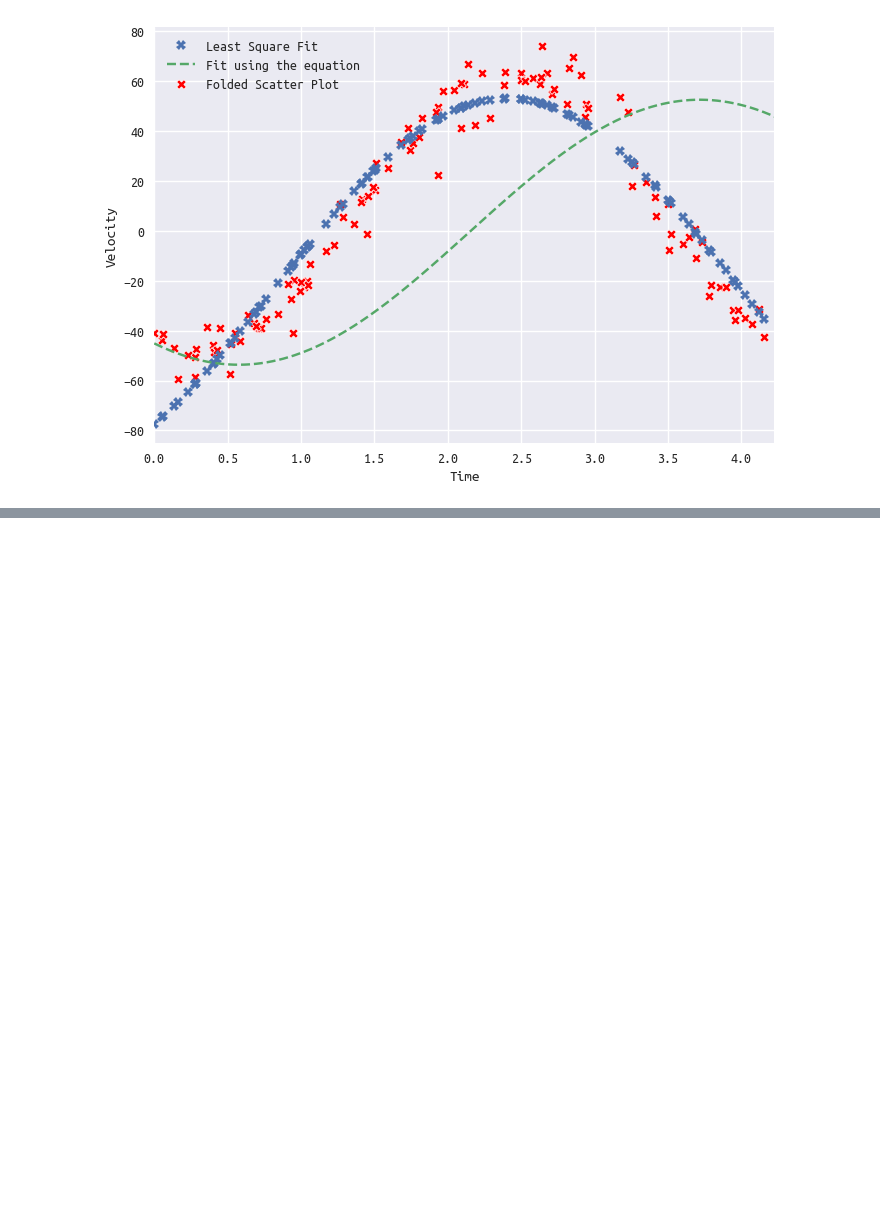
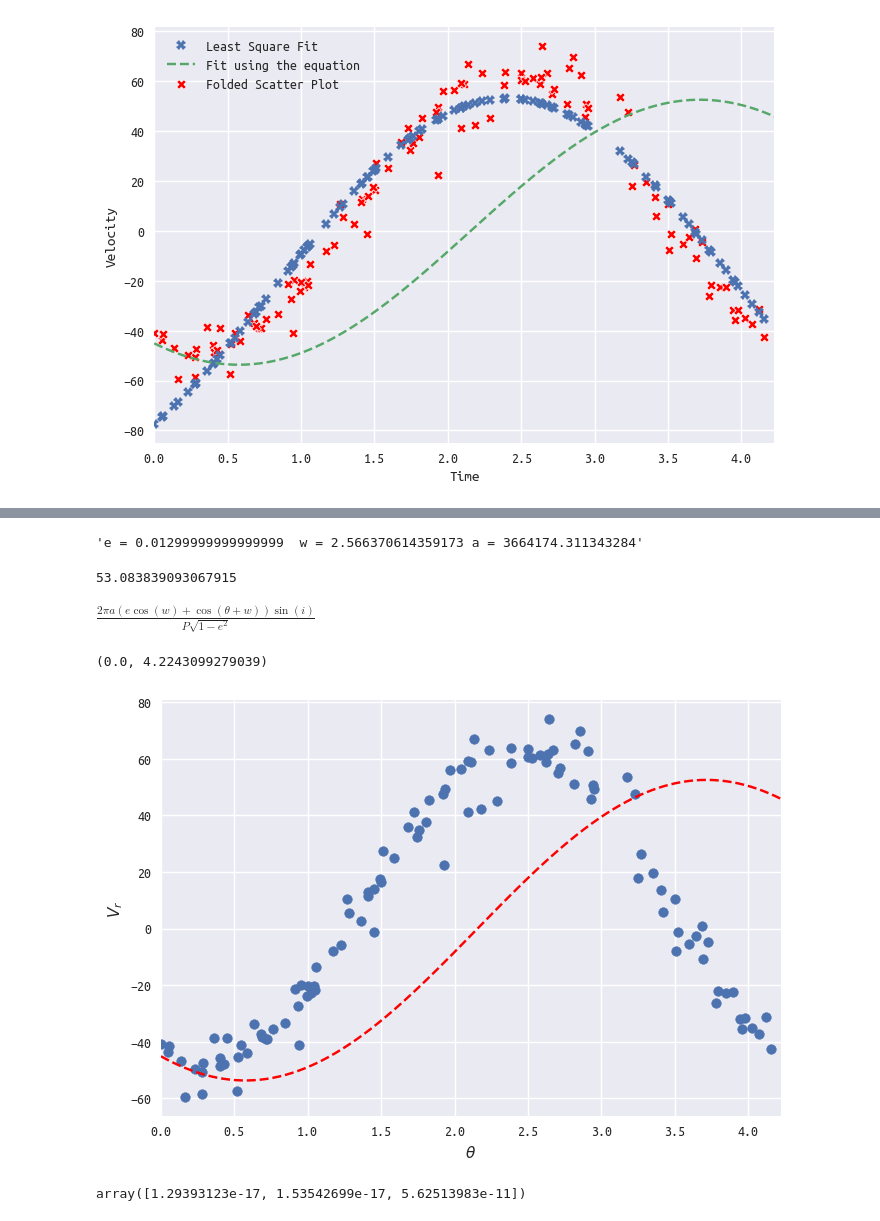
Before and after one commit to jithu7432/lombscargle-periodogram, a Jupyter notebook: test.ipynb, the cells around one changed output, grey strips where cells are left out. Saved outputs shown, nothing was run; the diff lists cells and outputs as text; code cells hidden in the pictures; blank space fills up the shorter version.

```diff
--- a/test.ipynb
+++ b/test.ipynb
@@ -145,0 +155,41 @@ plt.legend();
+# %%
+def vel(th,e, w, a):
+    return ((2 * np.pi * a * np.sin(i))/(P * np.sqrt(1 - e**2))) * (np.cos(th + w) + e*np.cos(w))
+# %%
+e0 = 0.88
+w0 = 2.23234
+a0 = 175798129.9
+popt, pcov = optimise.curve_fit(vel,thdata, v,p0=(e0,w0,a0))
+# %%
+f"e = {popt[0]}  w = {popt[1]} a = {popt[2]}"
+# %% [output]
+'e = 0.01299999999999999  w = 2.566370614359173 a = 3664174.311343284'
+# %%
+e = popt[0]
+w = popt[1]
+a = popt[2]
+(2 * np.pi * a * np.sin(i)) / (P * np.sqrt(1 - e**2))
+# %% [output]
+53.083839093067915
+# %%
+th_,e_,w_,a_,i_,P_ = sp.symbols(r'\theta e w a i P')
+((2 * sp.pi * a_ * sp.sin(i_))/(P_ * sp.sqrt(1 - e_**2))) * (sp.cos(th_ + w_) + e_*sp.cos(w_))
+# %% [output]
+$\displaystyle \frac{2 \pi a \left(e \cos{\left(w \right)} + \cos{\left(\theta + w \right)}\right) \sin{\left(i \right)}}{P \sqrt{1 - e^{2}}}$
+# %%
+def vv(th):
+    return ((2 * np.pi * a * np.sin(i))/(P * np.sqrt(1 - e**2))) * (np.cos(th + w) + e*np.cos(w))
+# %%
+th = 1/wdom * np.linspace(0,4*np.pi,1000)
+plt.plot(th,vv(th),'r--')
+plt.scatter(xdata,velocity)
+plt.xlabel(r'$\theta$')
+plt.ylabel(r'$V_r$')
+plt.xlim(0,timeperiod)
+# %% [output]
+(0.0, 4.2243099279039)
+[figure, added]
+# %%
+np.sqrt(np.diag(pcov))
+# %% [output]
+array([1.29393123e-17, 1.53542699e-17, 5.62513983e-11])
```
Also changed, not shown: parts of 3 cells of this notebook, 1 other file.
